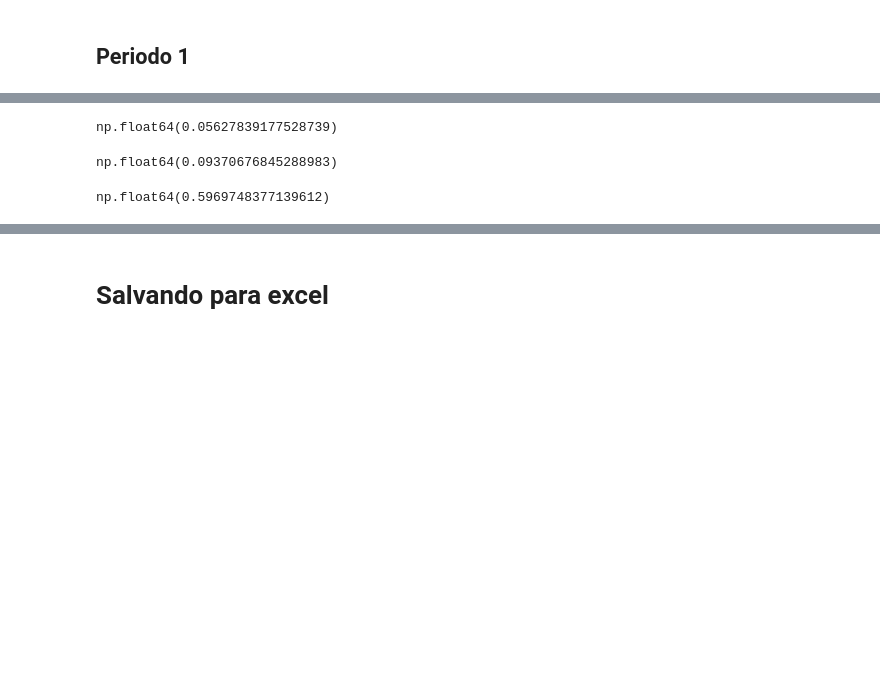
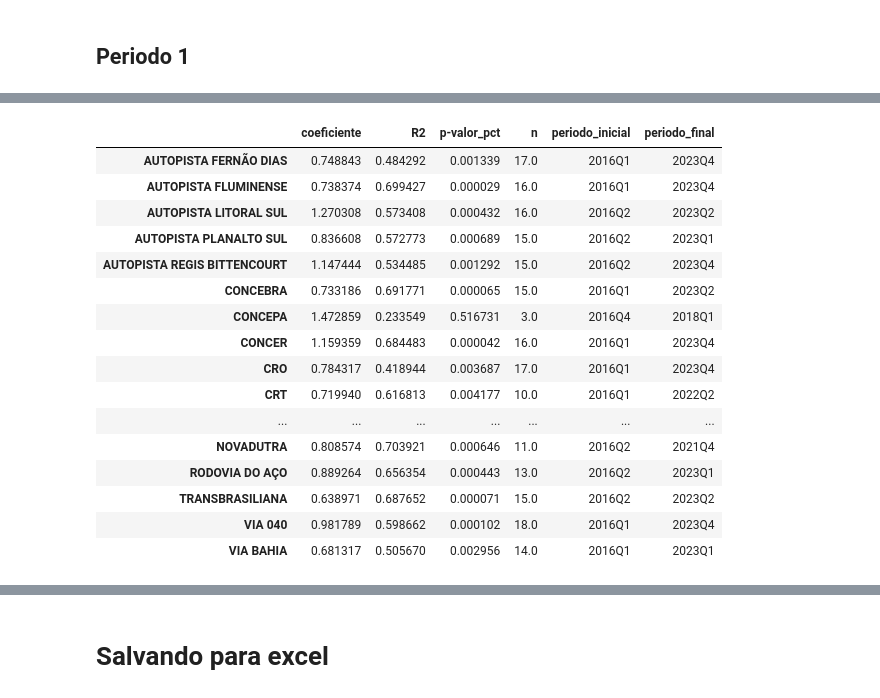
Before and after one commit to andreacmartins/infra-data, a Jupyter notebook: scripts/regressao_PIB_trimestral.ipynb, the cells around one changed output, grey strips where cells are left out. Saved outputs shown, nothing was run; the diff lists cells and outputs as text; code cells hidden in the pictures; blank space fills up the shorter version.

Commit message:
regressao tri em andamento, faltando os graficos

```diff
--- a/scripts/regressao_PIB_trimestral.ipynb
+++ b/scripts/regressao_PIB_trimestral.ipynb
@@ -224,0 +164,8 @@ for veq, df in dict_veqs.items():
+# %%
+def regressao(df_train, conc, col_X, fit_intercept):
+    y_train = df_train[conc]
+    X_train = df_train[col_X]
+    if fit_intercept:
+        X_train = sm.add_constant(X_train)
+    model = sm.OLS(y_train, X_train).fit()
+    return model
@@ -225,2 +178,16 @@ for veq, df in dict_veqs.items():
+# %%
+def regression_results(df_train, conc, col_X, fit_intercept):
+    model = regressao(df_train, conc, col_X, fit_intercept=fit_intercept)
+
+    df_results = pd.DataFrame()
+
+    df_results.loc[conc, 'coeficiente'] = model.params.iloc[0]
+    df_results.loc[conc, 'R2'] = model.rsquared
+    df_results.loc[conc, 'p-valor_pct'] = model.pvalues.iloc[0]
+    df_results.loc[conc, 'n'] = len(df_train)
+    df_results.loc[conc, 'periodo_inicial'] = df_train.index[0]
+    df_results.loc[conc, 'periodo_final'] = df_train.index[-1]
+
+    return df_results
 # %% [markdown]
 # REGRESSÃO
@@ -227,2 +206,20 @@ for veq, df in dict_veqs.items():
+# %%
+def make_regressions(dict_veqs, df_pib, periodo, drop_inverted, drop_X_negatives, fit_intercept):
+    dict_results = {veq:None for veq in dict_veqs}
+    for veq, df in dict_veqs.items():
+        df_results = pd.DataFrame()
+        for conc in df:
+            df_train = make_base_train(dict_veqs[veq][conc], df_pib, periodo, drop_inverted=drop_inverted, drop_X_negatives=drop_X_negatives)
+            if df_train is not None:
+                # print(f'{conc}_{veq}: há dados')
+                df_conc_results = regression_results(df_train, conc, df_pib.name, fit_intercept=fit_intercept)
+                # new_index = [df_conc_results.index[0] + f'_{veq}']
+                # df_conc_results.index = new_index
+                df_results = pd.concat([df_results, df_conc_results])
+            else:
+                ...
+        dict_results[veq] = df_results
+                # print(f'{conc}_{veq}: não há dados para o período')
+    return dict_results
 # %% [markdown]
 ## Periodo 1
@@ -282,12 +261,23 @@ model_17_23
-# %%
-model_17_23['R2'].mean()
-# %% [output]
-np.float64(0.05627839177528739)
-# %%
-model_17_23['PIB_mensal_real_%-p-valor'].mean()
-# %% [output]
-np.float64(0.09370676845288983)
-# %%
-model_17_23['PIB_mensal_real_%-coef'].mean()
-# %% [output]
-np.float64(0.5969748377139612)
+# %%
+periodo = periodos[1]
+dict_results_per2 = make_regressions(dict_veqs, df_pib, periodo,
+                                   drop_inverted=True, drop_X_negatives=False, fit_intercept=False)
+dict_results_per2['VEQS_PASSEIO']
+# %% [output]
+|  | coeficiente | R2 | p-valor_pct | n | periodo_inicial | periodo_final |
+| AUTOPISTA FERNÃO DIAS | 0.748843 | 0.484292 | 0.001339 | 17.0 | 2016Q1 | 2023Q4 |
+| AUTOPISTA FLUMINENSE | 0.738374 | 0.699427 | 0.000029 | 16.0 | 2016Q1 | 2023Q4 |
+| AUTOPISTA LITORAL SUL | 1.270308 | 0.573408 | 0.000432 | 16.0 | 2016Q2 | 2023Q2 |
+| AUTOPISTA PLANALTO SUL | 0.836608 | 0.572773 | 0.000689 | 15.0 | 2016Q2 | 2023Q1 |
+| AUTOPISTA REGIS BITTENCOURT | 1.147444 | 0.534485 | 0.001292 | 15.0 | 2016Q2 | 2023Q4 |
+| CONCEBRA | 0.733186 | 0.691771 | 0.000065 | 15.0 | 2016Q1 | 2023Q2 |
+| CONCEPA | 1.472859 | 0.233549 | 0.516731 | 3.0 | 2016Q4 | 2018Q1 |
+| CONCER | 1.159359 | 0.684483 | 0.000042 | 16.0 | 2016Q1 | 2023Q4 |
+| CRO | 0.784317 | 0.418944 | 0.003687 | 17.0 | 2016Q1 | 2023Q4 |
+| CRT | 0.719940 | 0.616813 | 0.004177 | 10.0 | 2016Q1 | 2022Q2 |
+| ... | ... | ... | ... | ... | ... | ... |
+| NOVADUTRA | 0.808574 | 0.703921 | 0.000646 | 11.0 | 2016Q2 | 2021Q4 |
+| RODOVIA DO AÇO | 0.889264 | 0.656354 | 0.000443 | 13.0 | 2016Q2 | 2023Q1 |
+| TRANSBRASILIANA | 0.638971 | 0.687652 | 0.000071 | 15.0 | 2016Q2 | 2023Q2 |
+| VIA 040 | 0.981789 | 0.598662 | 0.000102 | 18.0 | 2016Q1 | 2023Q4 |
+| VIA BAHIA | 0.681317 | 0.505670 | 0.002956 | 14.0 | 2016Q1 | 2023Q1 |
```
Also changed, not shown: parts of 53 cells of this notebook, 2 other files.
